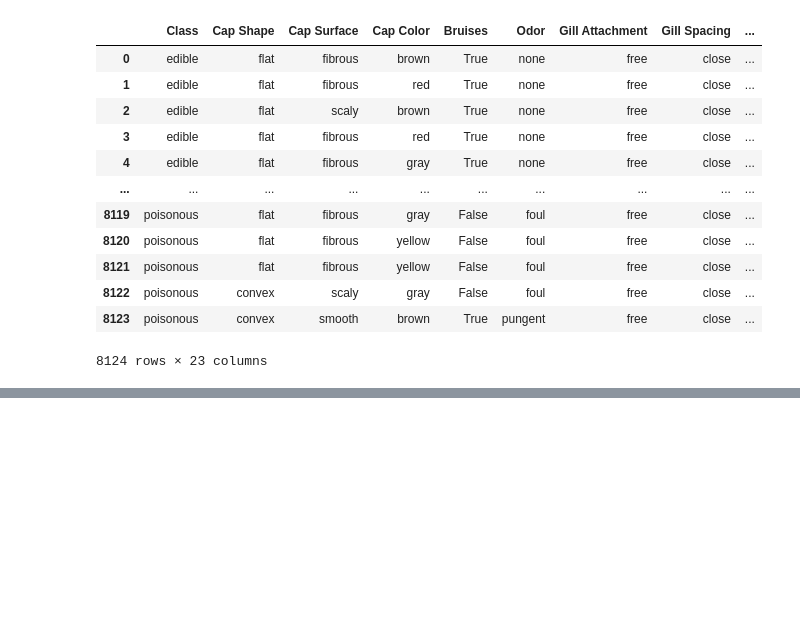
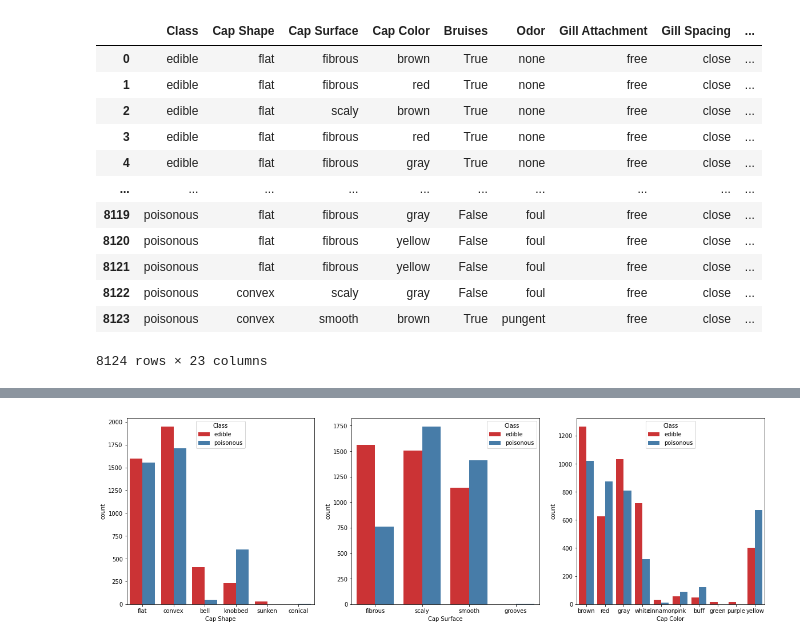
Before and after one commit to data301-2020-winter2/course-project-group_1009, a Jupyter notebook: analysis/alessandro_pisa/milestone2.ipynb, the cells around one changed output, grey strips where cells are left out. Drawn from its saved outputs; the diff is of its cells as text; code cells hidden in the pictures; blank space fills up the shorter version.

```diff
--- a/analysis/alessandro_pisa/milestone2.ipynb
+++ b/analysis/alessandro_pisa/milestone2.ipynb
@@ -67,5 +18,5 @@ df
 # %%
-df = load_and_process_data("../../data/raw/mushrooms.csv")
+df = project_functions.load_and_process_data("../../data/raw/mushrooms.csv")
 df
 # %% [output]
 |  | Class | Cap Shape | Cap Surface | Cap Color | Bruises | Odor | Gill Attachment | Gill Spacing | ... |
@@ -103,0 +43,4 @@ df.describe(include='all')
+# %%
+project_functions.show_cap_related_features(df)
+# %% [output]
+[figure, added]
```
Also changed, not shown: parts of 24 cells of this notebook, 2 other files.
